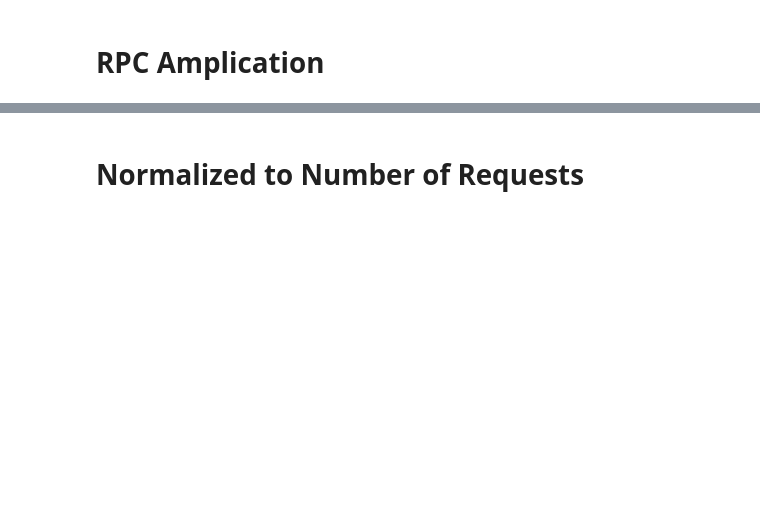
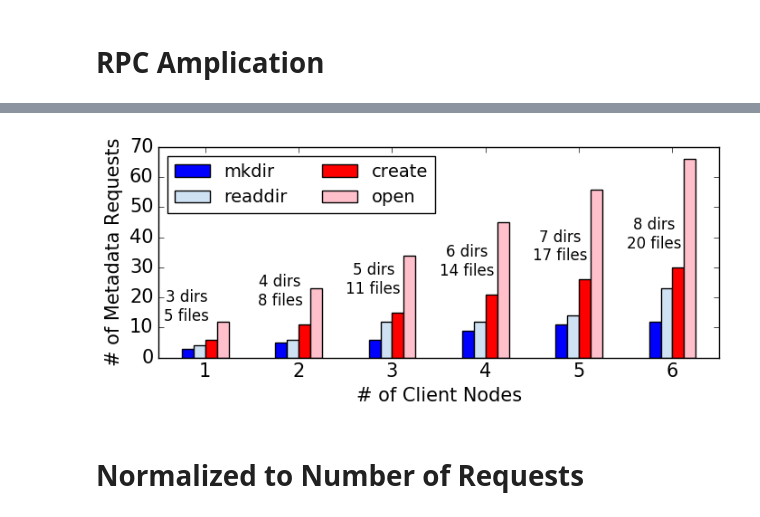
Before and after one commit to michaelsevilla/paulocto-popper, a Jupyter notebook: experiments/n1/vizualize.ipynb, the cells around one changed output, grey strips where cells are left out. Drawn from its saved outputs; the diff is of its cells as text; code cells hidden in the pictures; blank space fills up the shorter version.

```diff
--- a/experiments/n1/vizualize.ipynb
+++ b/experiments/n1/vizualize.ipynb
@@ -118,3 +84,67 @@ Name: req_create, dtype: float64
+# %%
+# get column headers
+val = pd.DataFrame()
+with open ("results/perfdump_6_after") as f:
+    data = json.load(f)
+    val = json_normalize(data['mds_server'])
+df = pd.DataFrame(columns=list(val))
+
+# read in the data
+for i in ["1", "2", "3", "4", "5", "6"]:
+    with open ("results/perfdump_" + str(i) + "_after") as f:
+        data = json.load(f)
+        val = json_normalize(data['mds_server'])
+    with open ("results/perfdump_" + str(i) + "_before") as f:
+        data = json.load(f)
+        val = val - json_normalize(data['mds_server'])
+    df = df.append(val)
+#df = df.set_index([[0, 1, 2, 3, 4, 5]])
+
+# delete things that aren't requests
+del df['dispatch_client_request']
+del df['dispatch_server_request']
+del df['handle_client_session']
+del df['handle_slave_request']
+for col in list(df):
+    if df[col].sum() == 0:
+        del df[col]
+cols = []
+for c in df.columns:
+    if 'req_' in c: cols.append(c.split('_')[1])
+    else: cols.append(c)
+df.columns = cols
+
+#print df['req_lookup']/df['req_create']
+#print df['req_open']/df['req_create']
+#x = df['req_open']#/[1, 2, 3, 4, 5, 6]
+#print df['req_create']/clients[::-1]
+#fig, ax = plt.subplots(1, 1)
+font = {'size'   : 15}; matplotlib.rc('font', **font)
+args = {'width': 1, 'capsize': 4, 'ecolor': 'black'}
+fig, ax = plt.subplots(1, 1, figsize=(8, 3))
+df[['mkdir', 'readdir', 'create', 'open']].plot.bar(ax=ax, color=['blue', '#cfe2f3', 'red', 'pink'])
+ax.set_ylabel("# of Metadata Requests")
+ax.set_xticklabels(clients, rotation=0)
+ax.set_xlabel("# of Client Nodes")
+ax.legend(ncol=2, loc='upper left', fontsize=14)
+ax.set_ylim(0)
+
+def annotate_overhead(ax, df, args, i=0, inc=1):
+    args = {'fontsize': 12, 'horizontalalignment': 'center'}
+    top = df['open']
+    print top.max()
+    #ax.annotate(str(top) + "", xy=(i, top), xytext=(i, top), **args)
+    i += 1
+args = {'fontsize': 12, 'horizontalalignment': 'center'}
+i = 0
+for top in df['create']:
+    f = str(df_files['files'][i]) + " files\n"
+    d = str(df_files['dirs'][i]) + " dirs\n"
+    ax.annotate(d + f, xy=(i-0.2, top), xytext=(i-0.2, top), **args)
+    i += 1
+fig.savefig('../../paper/figures/plfs_problem.png', dpi=300, bbox_inches='tight')
+# %% [output]
+[figure, added]
 # %% [markdown]
 # Normalized to Number of Requests
 # %%
```
Also changed, not shown: parts of 4 cells of this notebook, 8 other files.
